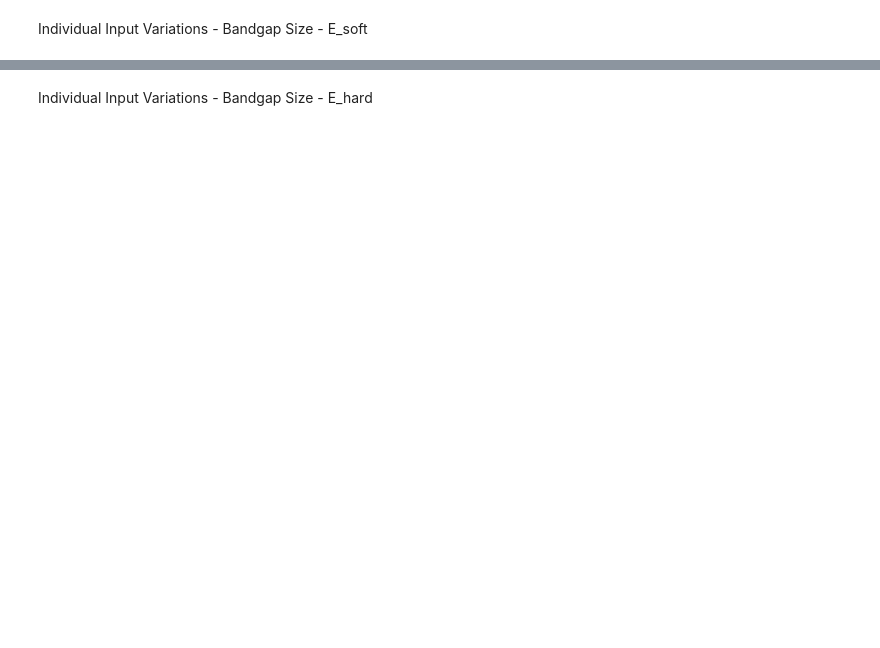
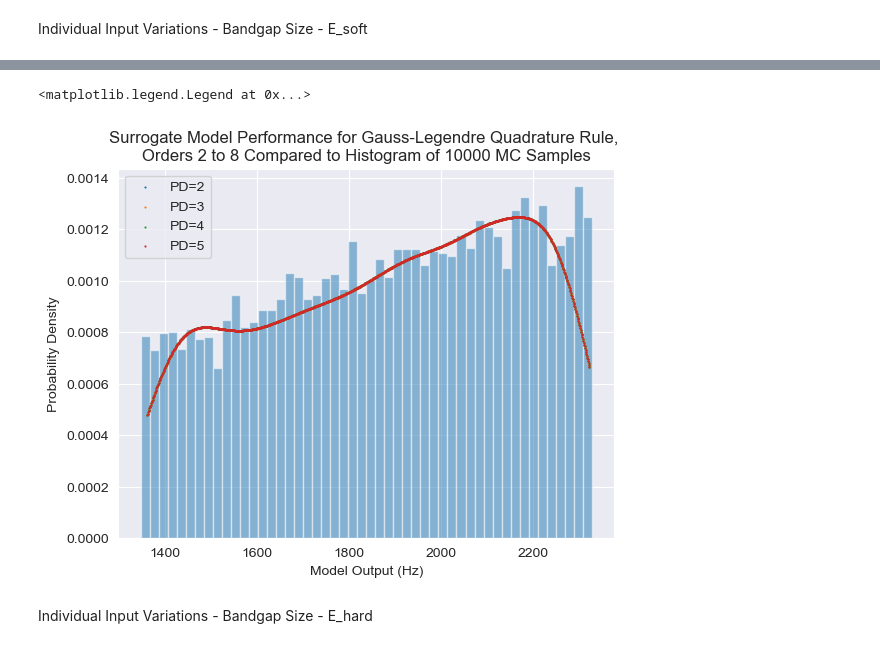
Before and after one commit to trutheresy/UQ-2D-Metamaterials, a Jupyter notebook: chaospy_md_quadrature.ipynb, the cells around one changed output, grey strips where cells are left out. Saved outputs shown, nothing was run; the diff lists cells and outputs as text; code cells hidden in the pictures; blank space fills up the shorter version.

```diff
--- a/chaospy_md_quadrature.ipynb
+++ b/chaospy_md_quadrature.ipynb
@@ -1069,6 +1049,7 @@ E_soft_sample_sets = {}
 bg_size_1d_E_soft_sample_sets = {}
 bg_top_1d_E_soft_sample_sets = {}
 bg_bottom_1d_E_soft_sample_sets = {}
+bg_center_1d_E_soft_sample_sets = {}
 
 for d in degrees:
     folder_name = 'quad_E_soft'
@@ -1082,6 +1063,7 @@ for d in degrees:
     bg_size_1d_E_soft_sample_sets[d] = bg_size_1d_E_soft_file['bg_size'][:]
     bg_top_1d_E_soft_sample_sets[d] = bg_top_1d_E_soft_file['bg_top'][:]
     bg_bottom_1d_E_soft_sample_sets[d] = bg_bottom_1d_E_soft_file['bg_bottom'][:]
+    bg_center_1d_E_soft_sample_sets[d] = (bg_top_1d_E_soft_sample_sets[d] + bg_bottom_1d_E_soft_sample_sets[d])/2
 # %%
 q_1d_E_soft_surrogates_bgs = {}
 
@@ -1098,16 +1080,40 @@ for degree in degrees:
         solves=bg_size_1d_E_soft_sample_sets[degree]
     )
     q_1d_E_soft_surrogates_bgs[degree] = polynomial_approximation
+# %%
+q_1d_E_soft_surrogates_bgc = {}
+
+for degree in degrees:
+    polynomial_basis = cp.expansion.stieltjes(
+        order=degree,
+        dist=E_soft_dist,
+        normed=True
+    )
+    polynomial_approximation = cp.fit_quadrature(
+        orth=polynomial_basis,
+        nodes=quadrature_1d_nodes_E_soft[degree],
+        weights=quadrature_1d_weights_E_soft[degree],
+        solves=bg_center_1d_E_soft_sample_sets[degree]
+    )
+    q_1d_E_soft_surrogates_bgc[degree] = polynomial_approximation
 # %%
-N_test = 1000
-E_soft_test = E_soft_dist.sample(N_test)
+N_test_E_soft = 1000
+E_soft_test = E_soft_dist.sample(N_test_E_soft)
 E_soft_surrogate_outputs_bgs = {}
 E_soft_surrogate_kdes_bgs = {}
 E_soft_surrogate_pdf_bgs = {}
+E_soft_surrogate_outputs_bgc = {}
+E_soft_surrogate_kdes_bgc = {}
+E_soft_surrogate_pdf_bgc = {}
 
 for degree in degrees:
     E_soft_surrogate_outputs_bgs[degree] = q_1d_E_soft_surrogates_bgs[d](q0=E_soft_test)
     #print(mc_surrogate_outputs_bgc[degree])
     E_soft_surrogate_kdes_bgs[degree] = gaussian_kde(E_soft_surrogate_outputs_bgs[degree])
     E_soft_surrogate_pdf_bgs[degree] = E_soft_surrogate_kdes_bgs[degree](np.linspace(np.min(E_soft_surrogate_outputs_bgs[degree]), np.max(E_soft_surrogate_outputs_bgs[degree]), 1000))
+
+    E_soft_surrogate_outputs_bgc[degree] = q_1d_E_soft_surrogates_bgc[d](q0=E_soft_test)
+    #print(mc_surrogate_outputs_bgc[degree])
+    E_soft_surrogate_kdes_bgc[degree] = gaussian_kde(E_soft_surrogate_outputs_bgc[degree])
+    E_soft_surrogate_pdf_bgc[degree] = E_soft_surrogate_kdes_bgc[degree](np.linspace(np.min(E_soft_surrogate_outputs_bgc[degree]), np.max(E_soft_surrogate_outputs_bgc[degree]), 1000))
 # %%
@@ -1128,3 +1134,18 @@ plt.legend(loc='best')
+# %%
+### PLOT SURROGATE PDF CONVERGENCE BANDGAP LOCATION ###
+plt.figure()
+plt.hist(bg_center_1d_E_soft_mc_sample_sets[10000], bins=50, density=True, alpha=0.5)
+for d in degrees:
+    plot_label = 'PD='+str(d)
+    plt.scatter(np.linspace(np.min(E_soft_surrogate_outputs_bgc[d]), np.max(E_soft_surrogate_outputs_bgc[d]), 1000), E_soft_surrogate_pdf_bgc[d], label=plot_label, s=1, linewidths=0.5)
+plt.xlabel("Model Output (Hz)")
+plt.ylabel("Probability Density")
+title_str = 'Surrogate Model Performance for Gauss-Legendre Quadrature Rule, \nOrders 2 to 8 Compared to Histogram of 10000 MC Samples'
+plt.title(title_str)
+plt.legend(loc='best')
+# %% [output]
+<matplotlib.legend.Legend at 0x...>
+[figure, added]
 # %% [markdown]
 Individual Input Variations - Bandgap Size - E_hard
 # %%
```
Also changed, not shown: parts of 21 cells of this notebook, 14 other files.
